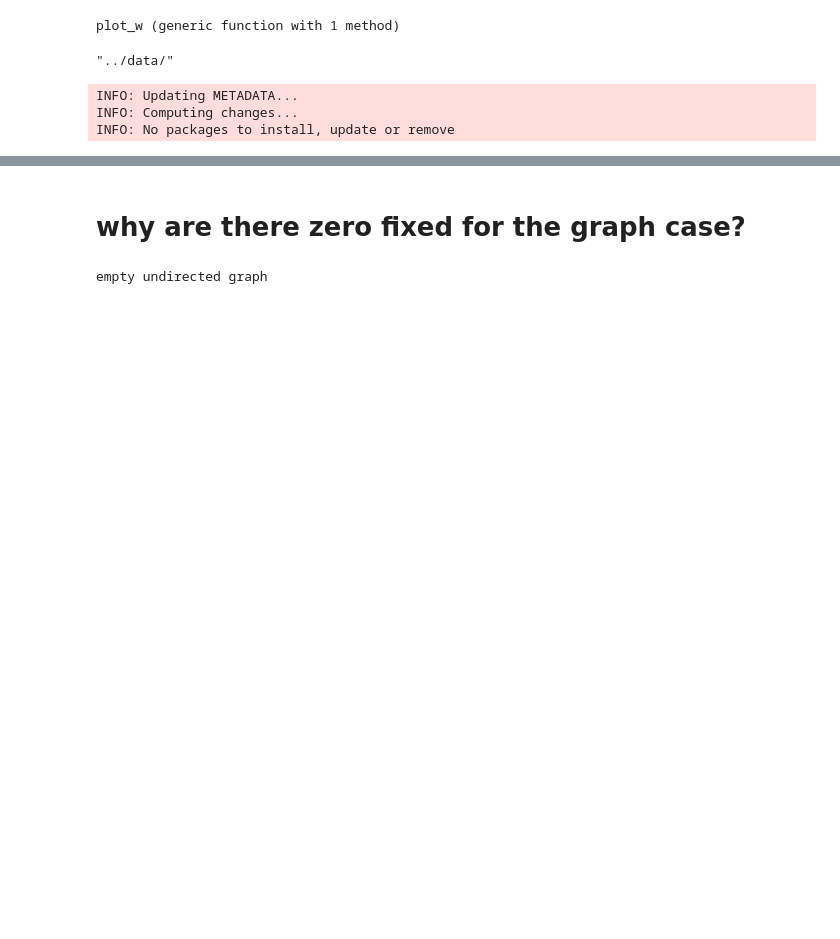
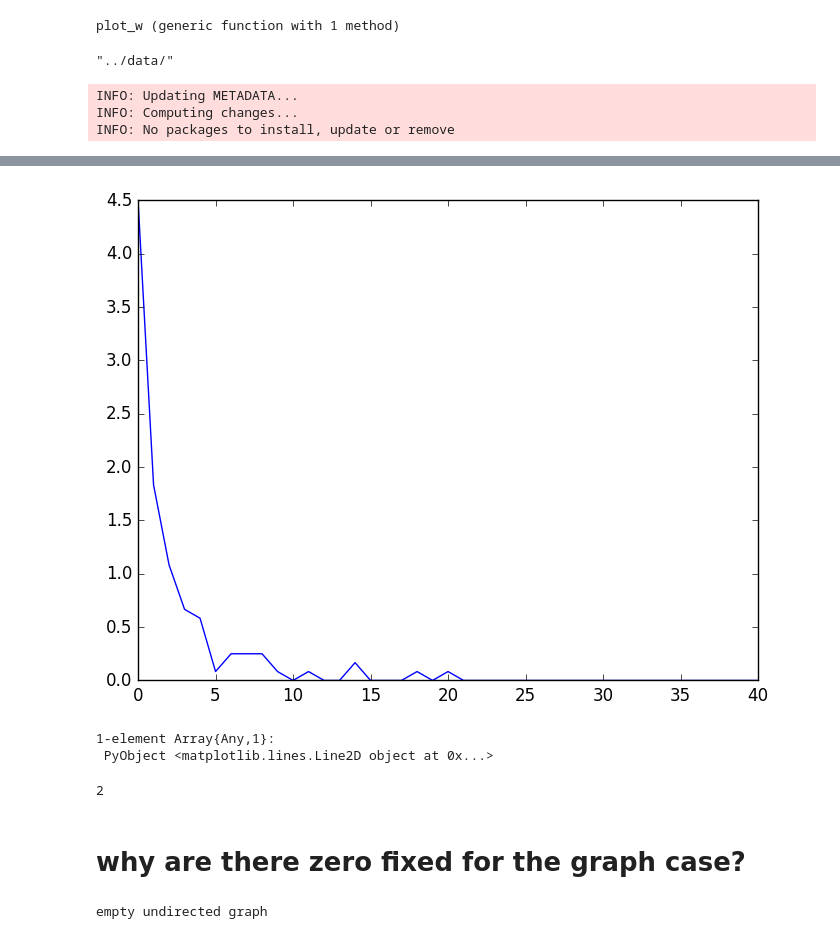
Before and after one commit to jnkh/epidemics, a Jupyter notebook: Data Analysis.ipynb, the cells around one changed output, grey strips where cells are left out. Cells and saved outputs as stored; diff of their text form; code cells hidden in the pictures; blank space fills up the shorter version.

```diff
--- a/Data Analysis.ipynb
+++ b/Data Analysis.ipynb
@@ -181,0 +181,2 @@ x = [i if i > 4 for i = 1:10]# if i > 4]
+# %%
+runs = d["runs"];
@@ -181,0 +243,4 @@ x = [i if i > 4 for i = 1:10]# if i > 4]
+# %%
+# get all the TwoLevel representations for the runs
+##TODO: need to group by i
+two_level_states = get_two_level_states_from_runs(runs)
@@ -182,3 +265,24 @@ x = [i if i > 4 for i = 1:10]# if i > 4]
+# %%
+counter = 0
+t = two_level_states[1]
+accum = zeros(length(t.a))
+for t in two_level_states
+    if 0.05< t.i/t.N < 0.06
+        counter += 1
+        accum += t.a
+    end
+end
+accum /= counter
+
+plot(accum)
+# %% [output]
+[figure, added]
+1-element Array{Any,1}:
+ PyObject <matplotlib.lines.Line2D object at 0x...>
+# %%
+1+1
+# %% [output]
+2
 # %%
 plot_schematics(N,alpha,beta,k,true)
 # %%
```
Also changed, not shown: parts of 6 cells of this notebook, 3 other files.
